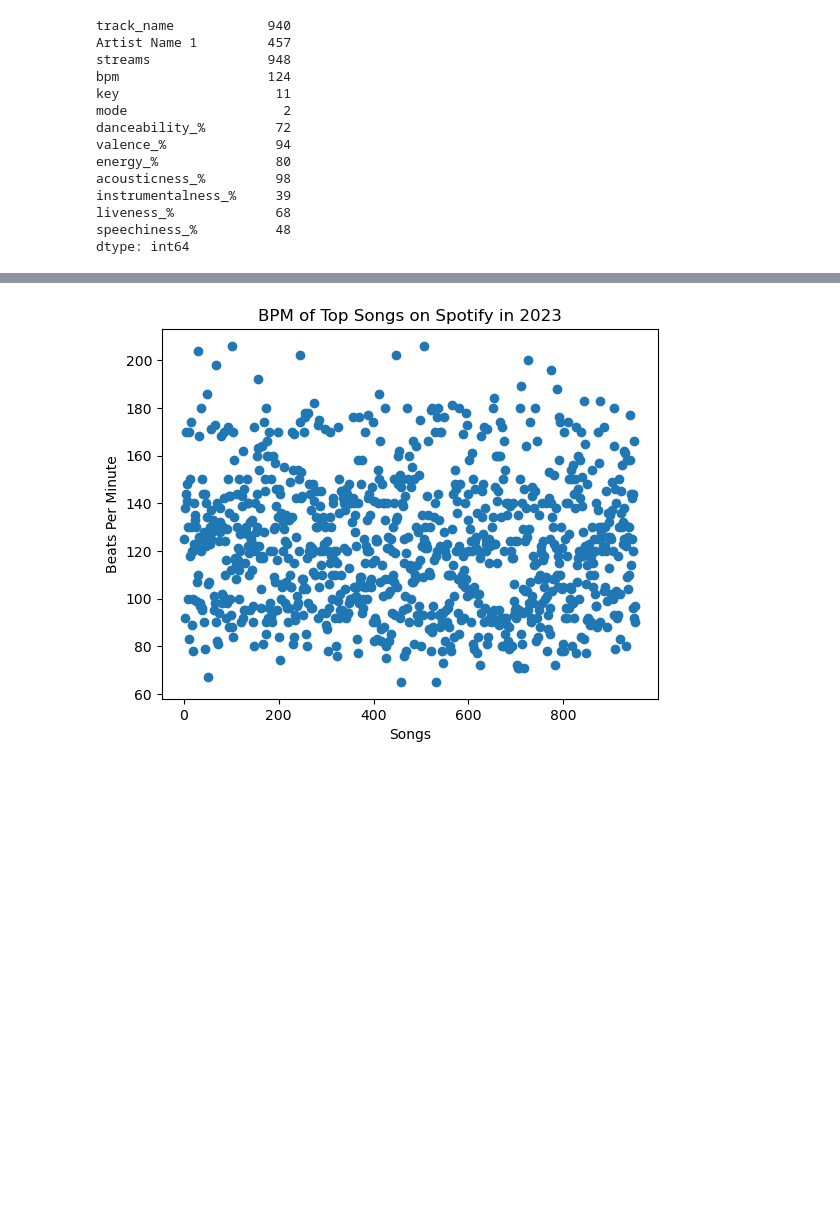
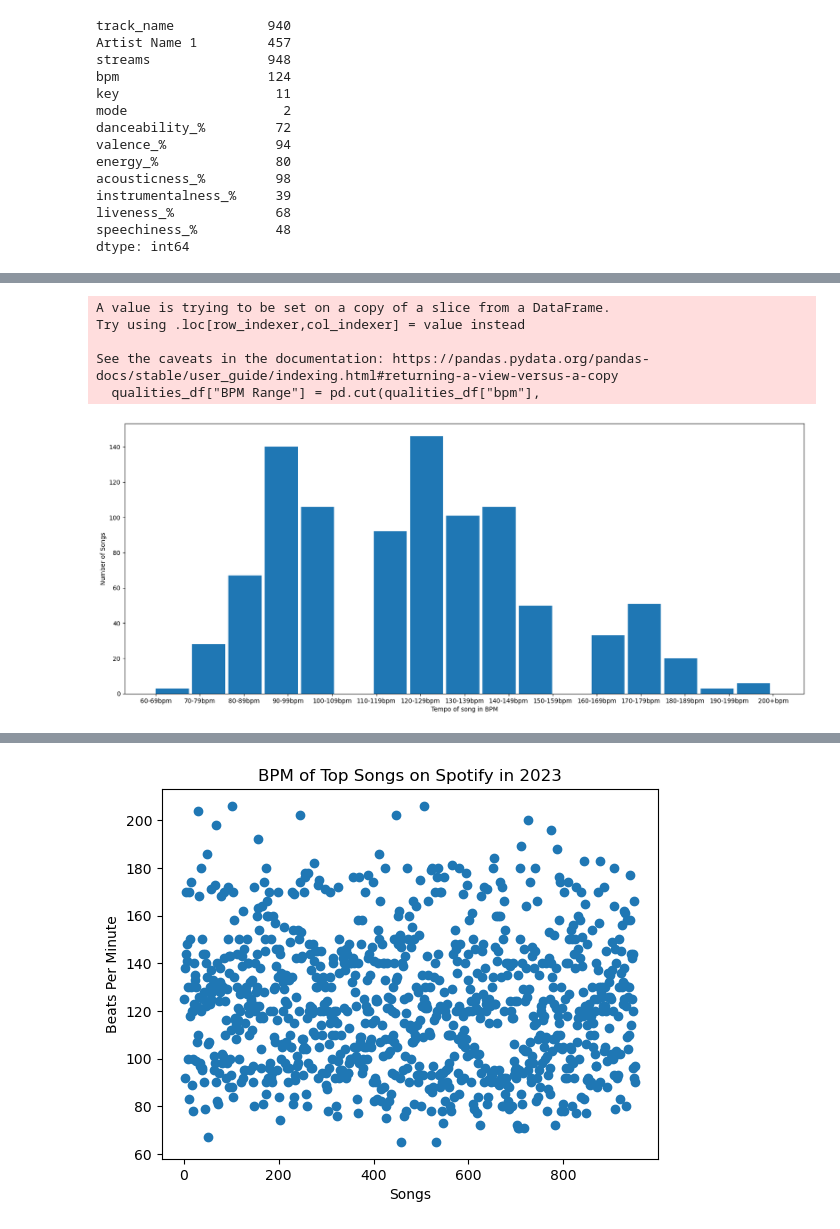
Before and after one commit to d6kramer/project-1-group-08, a Jupyter notebook: starter_notebook.ipynb, the cells around one changed output, grey strips where cells are left out. Saved outputs shown, nothing was run; the diff lists cells and outputs as text; code cells hidden in the pictures; blank space fills up the shorter version.

```diff
--- a/starter_notebook.ipynb
+++ b/starter_notebook.ipynb
@@ -67,0 +134,29 @@ song_speed = qualities_df["bpm"].value_counts()
+# %%
+bins = [0, 59, 69, 79, 89, 99, 109, 119, 129, 139, 149, 159, 169, 179, 189, 199, 250]
+group_names = ["Below 60", "60-69bpm", "70-79bpm", "80-89bpm", "90-99bpm", "100-109bpm", "110-119bpm",
+                "120-129bpm", "130-139bpm", "140-149bpm", "150-159bpm", "160-169bpm", "170-179bpm",
+                "180-189bpm", "190-199bpm", "200+bpm"]
+
+qualities_df["BPM Range"] = pd.cut(qualities_df["bpm"],
+                         bins, labels=group_names,
+                         include_lowest=True)
+
+tempo_range = qualities_df["BPM Range"].sort_values()
+# %% [output]
+A value is trying to be set on a copy of a slice from a DataFrame.
+Try using .loc[row_indexer,col_indexer] = value instead
+
+See the caveats in the documentation: https://pandas.pydata.org/pandas-docs/stable/user_guide/indexing.html#returning-a-view-versus-a-copy
+  qualities_df["BPM Range"] = pd.cut(qualities_df["bpm"],
+# %%
+
+plt.figure(figsize=(20,8))
+plt.hist(tempo_range, bins=len(bins), width=.75, align="mid")
+plt.xlabel("Tempo of song in BPM")
+plt.ylabel("Number of Songs")
+
+
+
+plt.show()
+# %% [output]
+[figure, added]
```
Also changed, not shown: parts of 21 cells of this notebook.
